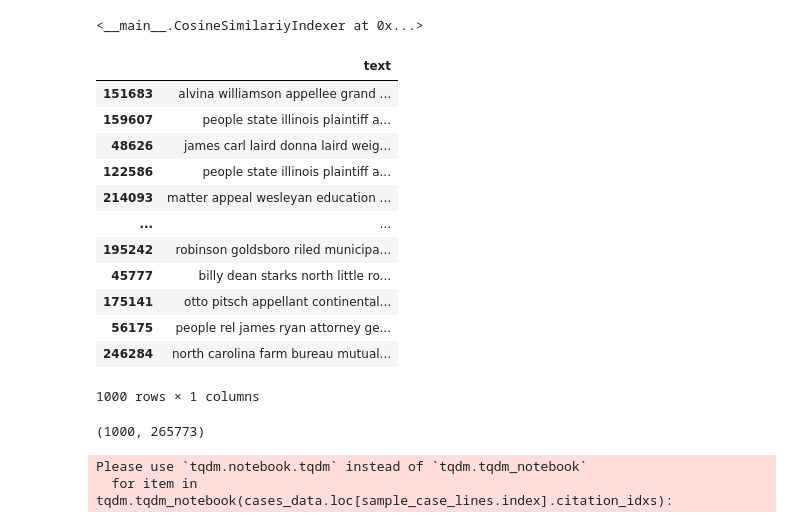
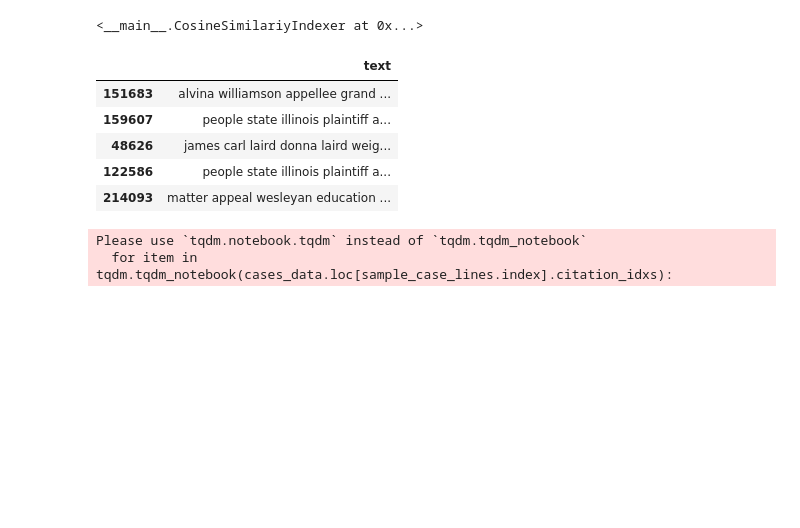
Before and after one commit to parambharat/cs109b-grp9-final-project, a Jupyter notebook: notebooks/grp9-milestone-2-submission.ipynb, the cells around one changed output. Saved outputs shown, nothing was run; the diff lists cells and outputs as text; code cells hidden in the pictures; blank space fills up the shorter version.

Commit message:
Updates: Markdown notes and baseline model comments.

```diff
--- a/notebooks/grp9-milestone-2-submission.ipynb
+++ b/notebooks/grp9-milestone-2-submission.ipynb
@@ -830,20 +837,16 @@ INFO : created <265773x50000 sparse matrix of type '<class 'numpy.float32'>'
         with 69970540 stored elements in Compressed Sparse Row format>
 <__main__.CosineSimilariyIndexer at 0x...>
 # %%
-sample_case_lines = case_lines.sample(1000)
-sample_case_lines
+# we sample a few cases to validate our hypothesis related to text similarity
+# note this is still training set and not a dev or test set
+# sample_case_lines = case_lines.sample(1000)
+with pd.option_context('display.max_colwidth', 400):
+    display(sample_case_lines.head())
 # %% [output]
 |  | text |
 | 151683 | alvina williamson appellee grand ... |
 | 159607 | people state illinois plaintiff a... |
 | 48626 | james carl laird donna laird weig... |
 | 122586 | people state illinois plaintiff a... |
 | 214093 | matter appeal wesleyan education ... |
-| ... | ... |
-| 195242 | robinson goldsboro riled municipa... |
-| 45777 | billy dean starks north little ro... |
-| 175141 | otto pitsch appellant continental... |
-| 56175 | people rel james ryan attorney ge... |
-| 246284 | north carolina farm bureau mutual... |
-1000 rows × 1 columns
 # %%
@@ -853,4 +854,0 @@ sample_preds = sample_preds.toarray()
-# %%
-sample_preds.shape
-# %% [output]
-(1000, 265773)
```
Also changed, not shown: parts of 61 cells of this notebook.
